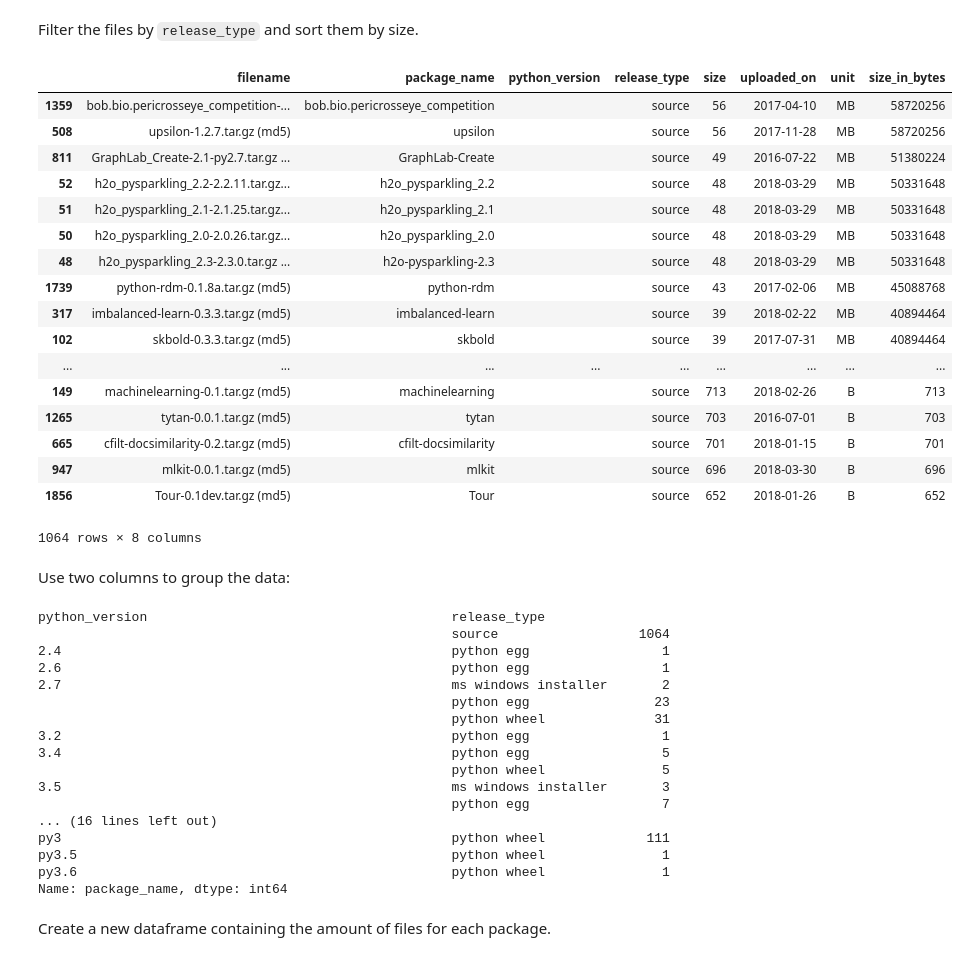
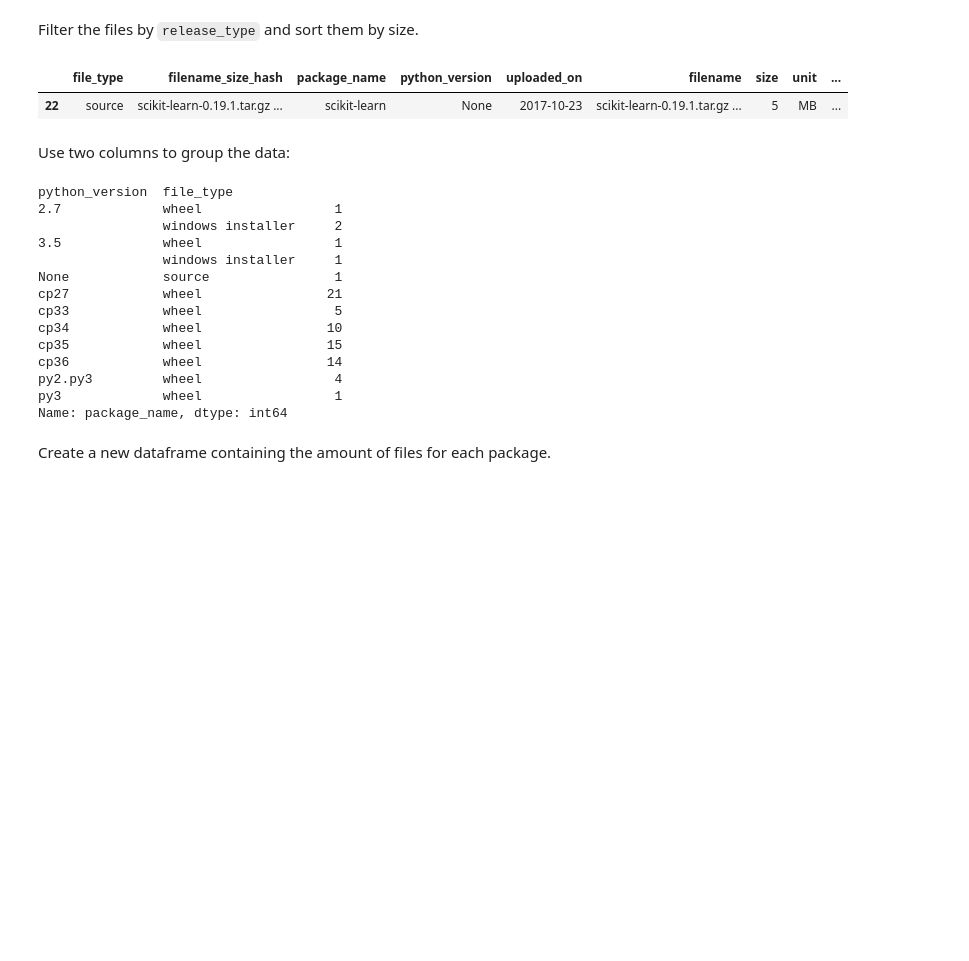
Before and after one commit to jitsejan/python-101, a Jupyter notebook: 06 Data Filtering.ipynb, the cells around one changed output. Cells and saved outputs as stored; diff of their text form; code cells hidden in the pictures; blank space fills up the shorter version.

```diff
--- a/06 Data Filtering.ipynb
+++ b/06 Data Filtering.ipynb
@@ -58,47 +60,28 @@ Name: package_name, dtype: int64
 # %% [markdown]
 Filter the files by `release_type` and sort them by size.
 # %%
-xmldf[xmldf['release_type'] == 'source'].sort_values('size_in_bytes', ascending=False)
+xmldf[xmldf['file_type'] == 'source'].sort_values('size_in_bytes', ascending=False)
 # %% [output]
-|  | filename | package_name | python_version | release_type | size | uploaded_on | unit | size_in_bytes |
-| 1359 | bob.bio.pericrosseye_competition-... | bob.bio.pericrosseye_competition |  | source | 56 | 2017-04-10 | MB | 58720256 |
-| 508 | upsilon-1.2.7.tar.gz (md5) | upsilon |  | source | 56 | 2017-11-28 | MB | 58720256 |
-| 811 | GraphLab_Create-2.1-py2.7.tar.gz ... | GraphLab-Create |  | source | 49 | 2016-07-22 | MB | 51380224 |
-| 52 | h2o_pysparkling_2.2-2.2.11.tar.gz... | h2o_pysparkling_2.2 |  | source | 48 | 2018-03-29 | MB | 50331648 |
-| 51 | h2o_pysparkling_2.1-2.1.25.tar.gz... | h2o_pysparkling_2.1 |  | source | 48 | 2018-03-29 | MB | 50331648 |
-| 50 | h2o_pysparkling_2.0-2.0.26.tar.gz... | h2o_pysparkling_2.0 |  | source | 48 | 2018-03-29 | MB | 50331648 |
-| 48 | h2o_pysparkling_2.3-2.3.0.tar.gz ... | h2o-pysparkling-2.3 |  | source | 48 | 2018-03-29 | MB | 50331648 |
-| 1739 | python-rdm-0.1.8a.tar.gz (md5) | python-rdm |  | source | 43 | 2017-02-06 | MB | 45088768 |
-| 317 | imbalanced-learn-0.3.3.tar.gz (md5) | imbalanced-learn |  | source | 39 | 2018-02-22 | MB | 40894464 |
-| 102 | skbold-0.3.3.tar.gz (md5) | skbold |  | source | 39 | 2017-07-31 | MB | 40894464 |
-| ... | ... | ... | ... | ... | ... | ... | ... | ... |
-| 149 | machinelearning-0.1.tar.gz (md5) | machinelearning |  | source | 713 | 2018-02-26 | B | 713 |
-| 1265 | tytan-0.0.1.tar.gz (md5) | tytan |  | source | 703 | 2016-07-01 | B | 703 |
-| 665 | cfilt-docsimilarity-0.2.tar.gz (md5) | cfilt-docsimilarity |  | source | 701 | 2018-01-15 | B | 701 |
-| 947 | mlkit-0.0.1.tar.gz (md5) | mlkit |  | source | 696 | 2018-03-30 | B | 696 |
-| 1856 | Tour-0.1dev.tar.gz (md5) | Tour |  | source | 652 | 2018-01-26 | B | 652 |
+|  | file_type | filename_size_hash | package_name | python_version | uploaded_on | filename | size | unit | ... |
+| 22 | source | scikit-learn-0.19.1.tar.gz ... | scikit-learn | None | 2017-10-23 | scikit-learn-0.19.1.tar.gz ... | 5 | MB | ... |
-1064 rows × 8 columns
 # %% [markdown]
 Use two columns to group the data:
 # %%
-xmldf.groupby(['python_version', 'release_type'])['package_name'].count()
+xmldf.groupby(['python_version', 'file_type'])['package_name'].count()
 # %% [output]
-python_version                                       release_type
-                                                     source                  1064
-2.4                                                  python egg                 1
-2.6                                                  python egg                 1
-2.7                                                  ms windows installer       2
-                                                     python egg                23
-                                                     python wheel              31
-3.2                                                  python egg                 1
-3.4                                                  python egg                 5
-                                                     python wheel               5
-3.5                                                  ms windows installer       3
-                                                     python egg                 7
-... (16 lines left out)
-py3                                                  python wheel             111
-py3.5                                                python wheel               1
-py3.6                                                python wheel               1
+python_version  file_type
+2.7             wheel                 1
+                windows installer     2
+3.5             wheel                 1
+                windows installer     1
+None            source                1
+cp27            wheel                21
+cp33            wheel                 5
+cp34            wheel                10
+cp35            wheel                15
+cp36            wheel                14
+py2.py3         wheel                 4
+py3             wheel                 1
 Name: package_name, dtype: int64
 # %% [markdown]
 Create a new dataframe containing the amount of files for each package.
```
Also changed, not shown: parts of 12 cells of this notebook, 8 other files.
